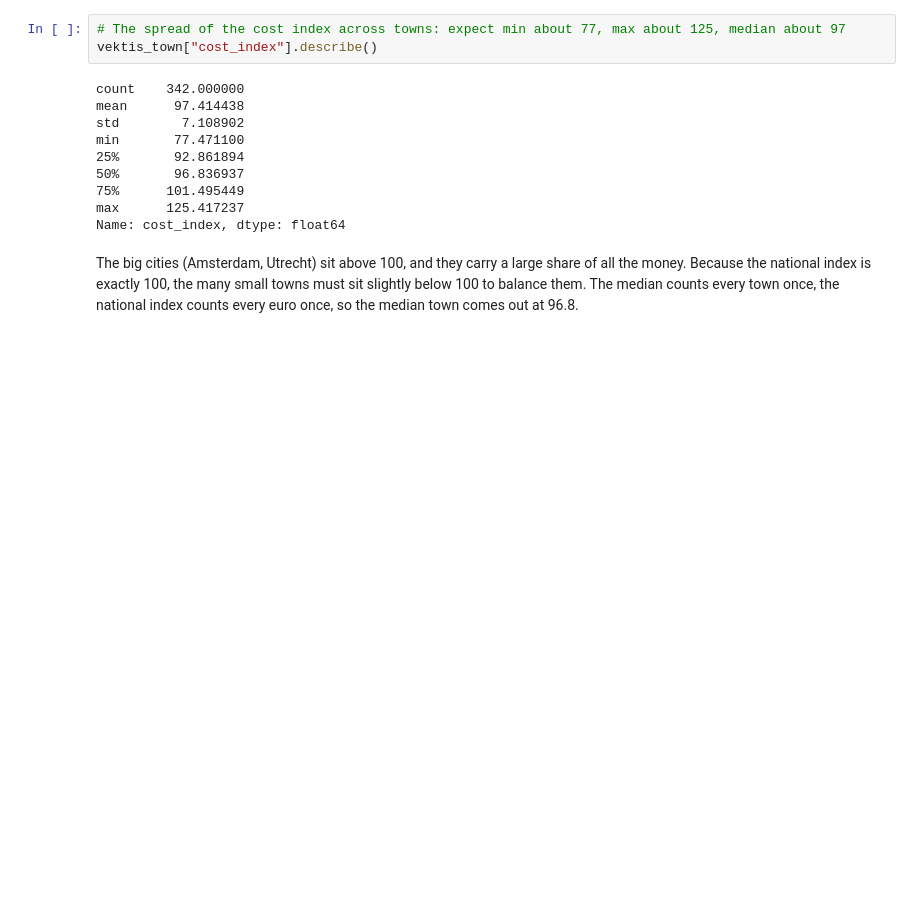
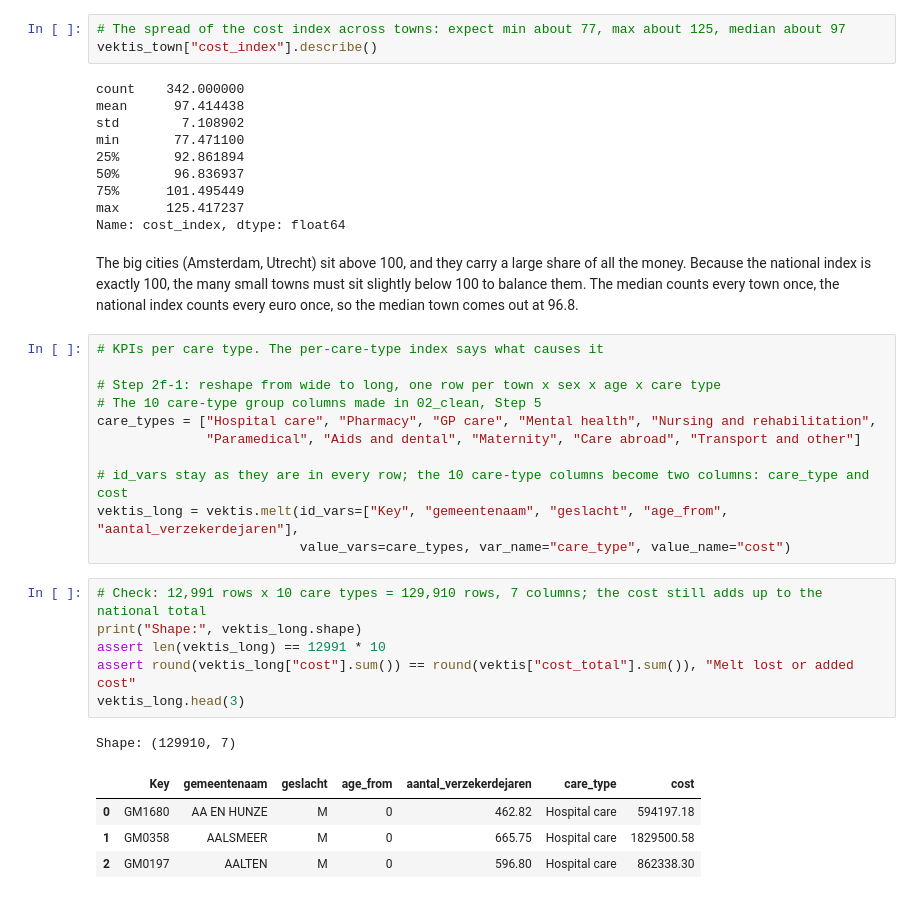
Before and after one commit to FaraRahimi/health-cost-benchmark, a Jupyter notebook: notebooks/03_analyse.ipynb, the cells around one changed output. Saved outputs shown, nothing was run; the diff lists cells and outputs as text; blank space fills up the shorter version.

Commit message:
Analyse step 2f-1 to 2f-4: care-type rates and expected cost

```diff
--- a/notebooks/03_analyse.ipynb
+++ b/notebooks/03_analyse.ipynb
@@ -166,3 +166,26 @@ max      125.417237
 Name: cost_index, dtype: float64
 # %% [markdown]
 The big cities (Amsterdam, Utrecht) sit above 100, and they carry a large share of all the money. Because the national index is exactly 100, the many small towns must sit slightly below 100 to balance them. The median counts every town once, the national index counts every euro once, so the median town comes out at 96.8.
+# %%
+# KPIs per care type. The per-care-type index says what causes it
+
+# Step 2f-1: reshape from wide to long, one row per town x sex x age x care type
+# The 10 care-type group columns made in 02_clean, Step 5
+care_types = ["Hospital care", "Pharmacy", "GP care", "Mental health", "Nursing and rehabilitation",
+              "Paramedical", "Aids and dental", "Maternity", "Care abroad", "Transport and other"]
+
+# id_vars stay as they are in every row; the 10 care-type columns become two columns: care_type and cost
+vektis_long = vektis.melt(id_vars=["Key", "gemeentenaam", "geslacht", "age_from", "aantal_verzekerdejaren"],
+                          value_vars=care_types, var_name="care_type", value_name="cost")
+# %%
+# Check: 12,991 rows x 10 care types = 129,910 rows, 7 columns; the cost still adds up to the national total
+print("Shape:", vektis_long.shape)
+assert len(vektis_long) == 12991 * 10
+assert round(vektis_long["cost"].sum()) == round(vektis["cost_total"].sum()), "Melt lost or added cost"
+vektis_long.head(3)
+# %% [output]
+Shape: (129910, 7)
+|  | Key | gemeentenaam | geslacht | age_from | aantal_verzekerdejaren | care_type | cost |
+| 0 | GM1680 | AA EN HUNZE | M | 0 | 462.82 | Hospital care | 594197.18 |
+| 1 | GM0358 | AALSMEER | M | 0 | 665.75 | Hospital care | 1829500.58 |
+| 2 | GM0197 | AALTEN | M | 0 | 596.80 | Hospital care | 862338.30 |
```
Also changed, not shown: parts of 8 cells of this notebook.
